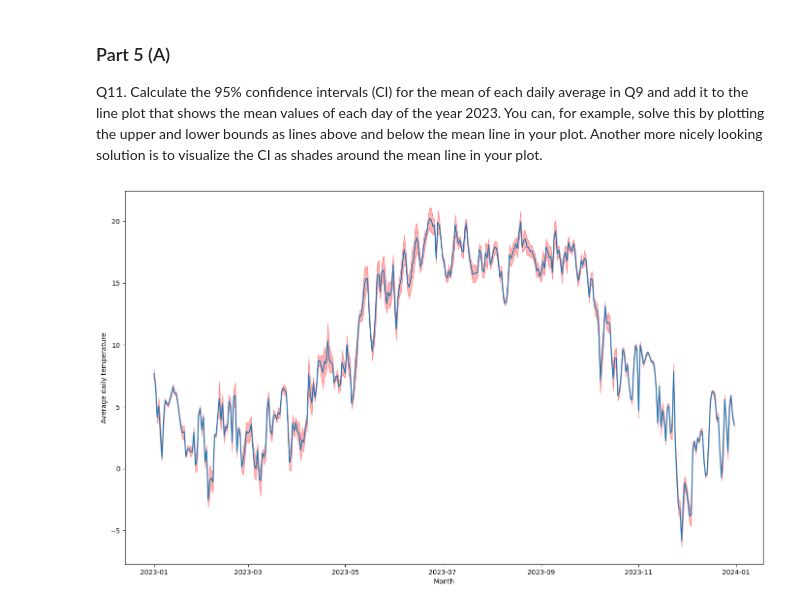
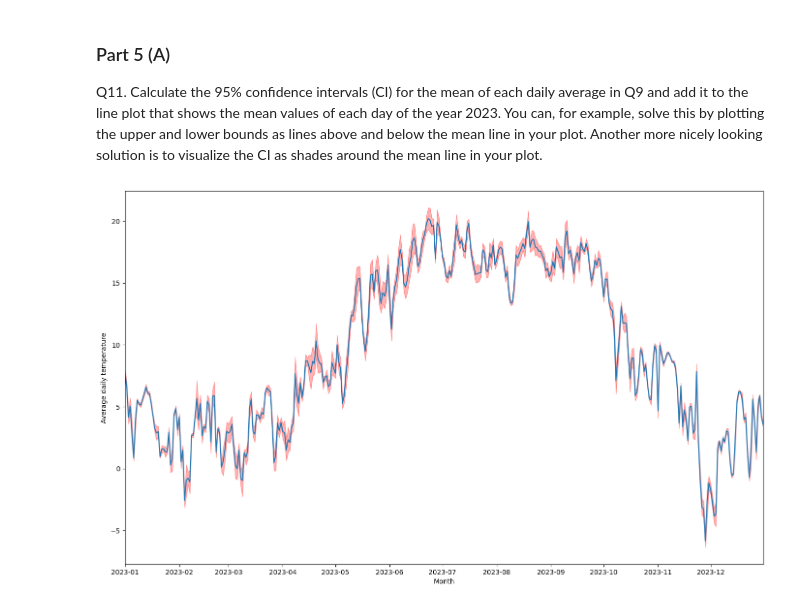
Before and after one commit to Globose/dv1597, a Jupyter notebook: a1/book.ipynb, the cells around one changed output. Cells and saved outputs as stored; diff of their text form; code cells hidden in the pictures.

```diff
--- a/a1/book.ipynb
+++ b/a1/book.ipynb
@@ -323,25 +323,28 @@ plot. Another more nicely looking solution is to visualize the CI as shades arou
 # %%
 # Slice 2023
 df_2023 = df.loc[112536:121295].copy()
 
 # Group by date, with mean and std columns
 df_2023['Time'] = df['Time'].dt.date
 df_2023_group = df_2023.groupby('Time').agg(['mean','std']).droplevel(axis=1, level=0).reset_index()
 
 # Calculate confidence intervals for each row
 t_value = stats.t.ppf(0.05 / 2, 23)
 df_2023_group['ci'] = abs(t_value*df_2023_group['std']/24**0.5)
 df_2023_group['ci_low'] = df_2023_group['mean']-df_2023_group['ci']
 df_2023_group['ci_high'] = df_2023_group['mean']+df_2023_group['ci']
 
 # Create line diagram with confidence intervals
 fig = mpl.figure(figsize=(17, 10))
 ax = fig.add_subplot()
 
+# Adjust x-lim
+ax.set_xlim(df_2023.iloc[0]['Time'], df_2023.iloc[-1]['Time'])
+
 ax.set_xlabel('Month')
 ax.set_ylabel('Average daily temperature')
 ax.plot(df_2023_group['Time'], df_2023_group['mean'])
 ax.fill_between(df_2023_group['Time'], df_2023_group['ci_low'], df_2023_group['ci_high'], color='r', alpha=.3)
 mpl.show()
 # %% [output]
-[figure, old version]
+[figure, new version]
```
